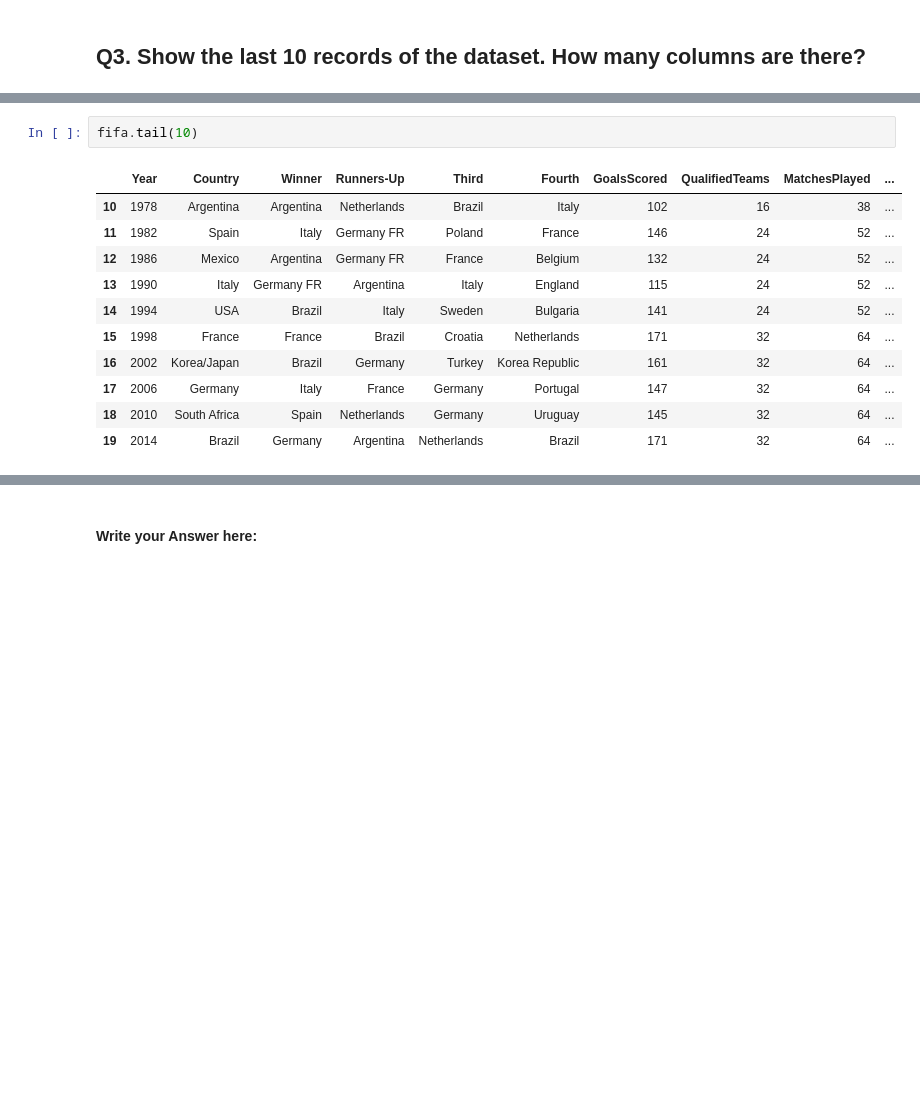
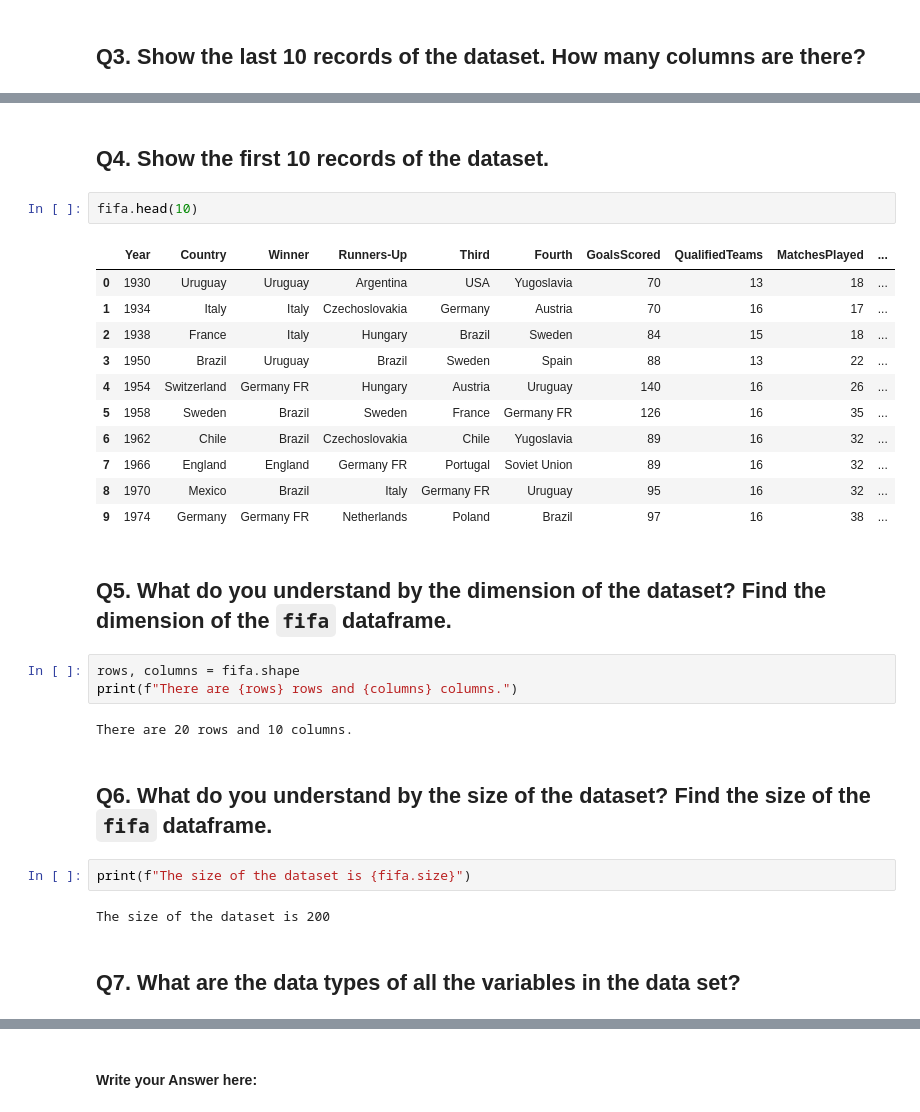
Before and after one commit to jpreyesm03/Data-Science-Fun-Projects, a Jupyter notebook: WorldCups/Question Notebook - FIFA World Cup Analysis.ipynb, the cells around one changed output, grey strips where cells are left out. Drawn from its saved outputs; the diff is of its cells as text; blank space fills up the shorter version.

```diff
--- a/WorldCups/Question Notebook - FIFA World Cup Analysis.ipynb
+++ b/WorldCups/Question Notebook - FIFA World Cup Analysis.ipynb
@@ -73,14 +84,31 @@ fifa.head(5)
+# %% [markdown]
+## Q4. Show the first 10 records of the dataset.
 # %%
-fifa.tail(10)
+fifa.head(10)
 # %% [output]
 |  | Year | Country | Winner | Runners-Up | Third | Fourth | GoalsScored | QualifiedTeams | MatchesPlayed | ... |
-| 10 | 1978 | Argentina | Argentina | Netherlands | Brazil | Italy | 102 | 16 | 38 | ... |
-| 11 | 1982 | Spain | Italy | Germany FR | Poland | France | 146 | 24 | 52 | ... |
-| 12 | 1986 | Mexico | Argentina | Germany FR | France | Belgium | 132 | 24 | 52 | ... |
-| 13 | 1990 | Italy | Germany FR | Argentina | Italy | England | 115 | 24 | 52 | ... |
-| 14 | 1994 | USA | Brazil | Italy | Sweden | Bulgaria | 141 | 24 | 52 | ... |
-| 15 | 1998 | France | France | Brazil | Croatia | Netherlands | 171 | 32 | 64 | ... |
-| 16 | 2002 | Korea/Japan | Brazil | Germany | Turkey | Korea Republic | 161 | 32 | 64 | ... |
-| 17 | 2006 | Germany | Italy | France | Germany | Portugal | 147 | 32 | 64 | ... |
-| 18 | 2010 | South Africa | Spain | Netherlands | Germany | Uruguay | 145 | 32 | 64 | ... |
-| 19 | 2014 | Brazil | Germany | Argentina | Netherlands | Brazil | 171 | 32 | 64 | ... |
+| 0 | 1930 | Uruguay | Uruguay | Argentina | USA | Yugoslavia | 70 | 13 | 18 | ... |
+| 1 | 1934 | Italy | Italy | Czechoslovakia | Germany | Austria | 70 | 16 | 17 | ... |
+| 2 | 1938 | France | Italy | Hungary | Brazil | Sweden | 84 | 15 | 18 | ... |
+| 3 | 1950 | Brazil | Uruguay | Brazil | Sweden | Spain | 88 | 13 | 22 | ... |
+| 4 | 1954 | Switzerland | Germany FR | Hungary | Austria | Uruguay | 140 | 16 | 26 | ... |
+| 5 | 1958 | Sweden | Brazil | Sweden | France | Germany FR | 126 | 16 | 35 | ... |
+| 6 | 1962 | Chile | Brazil | Czechoslovakia | Chile | Yugoslavia | 89 | 16 | 32 | ... |
+| 7 | 1966 | England | England | Germany FR | Portugal | Soviet Union | 89 | 16 | 32 | ... |
+| 8 | 1970 | Mexico | Brazil | Italy | Germany FR | Uruguay | 95 | 16 | 32 | ... |
+| 9 | 1974 | Germany | Germany FR | Netherlands | Poland | Brazil | 97 | 16 | 38 | ... |
+# %% [markdown]
+## Q5. What do you understand by the dimension of the dataset? Find the dimension of the `fifa` dataframe.
+# %%
+rows, columns = fifa.shape
+print(f"There are {rows} rows and {columns} columns.")
+# %% [output]
+There are 20 rows and 10 columns.
+# %% [markdown]
+## Q6. What do you understand by the size of the dataset? Find the size of the `fifa` dataframe.
+# %%
+print(f"The size of the dataset is {fifa.size}")
+# %% [output]
+The size of the dataset is 200
+# %% [markdown]
+## Q7. What are the data types of all the variables in the data set?
```
Also changed, not shown: parts of 36 cells of this notebook.
